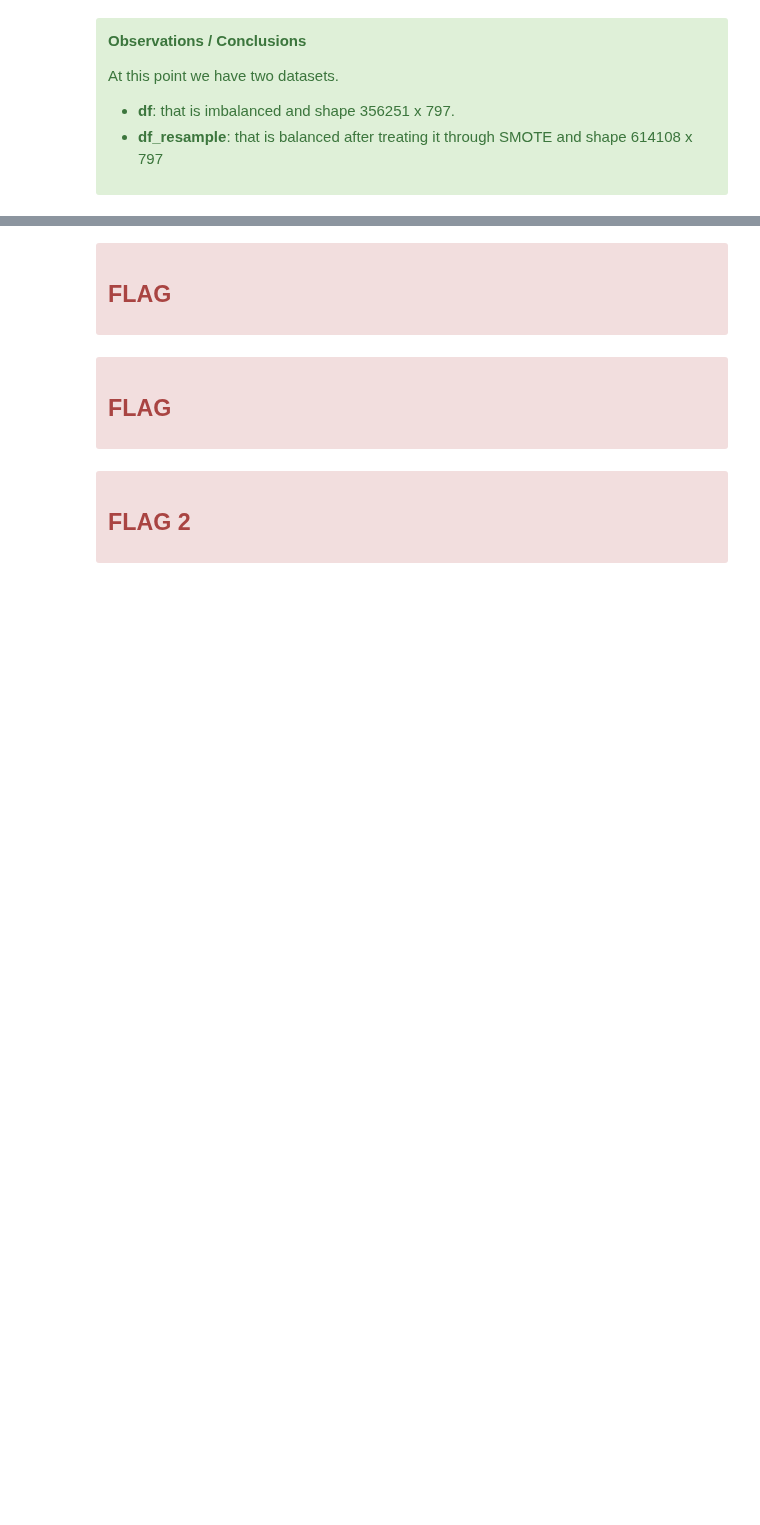
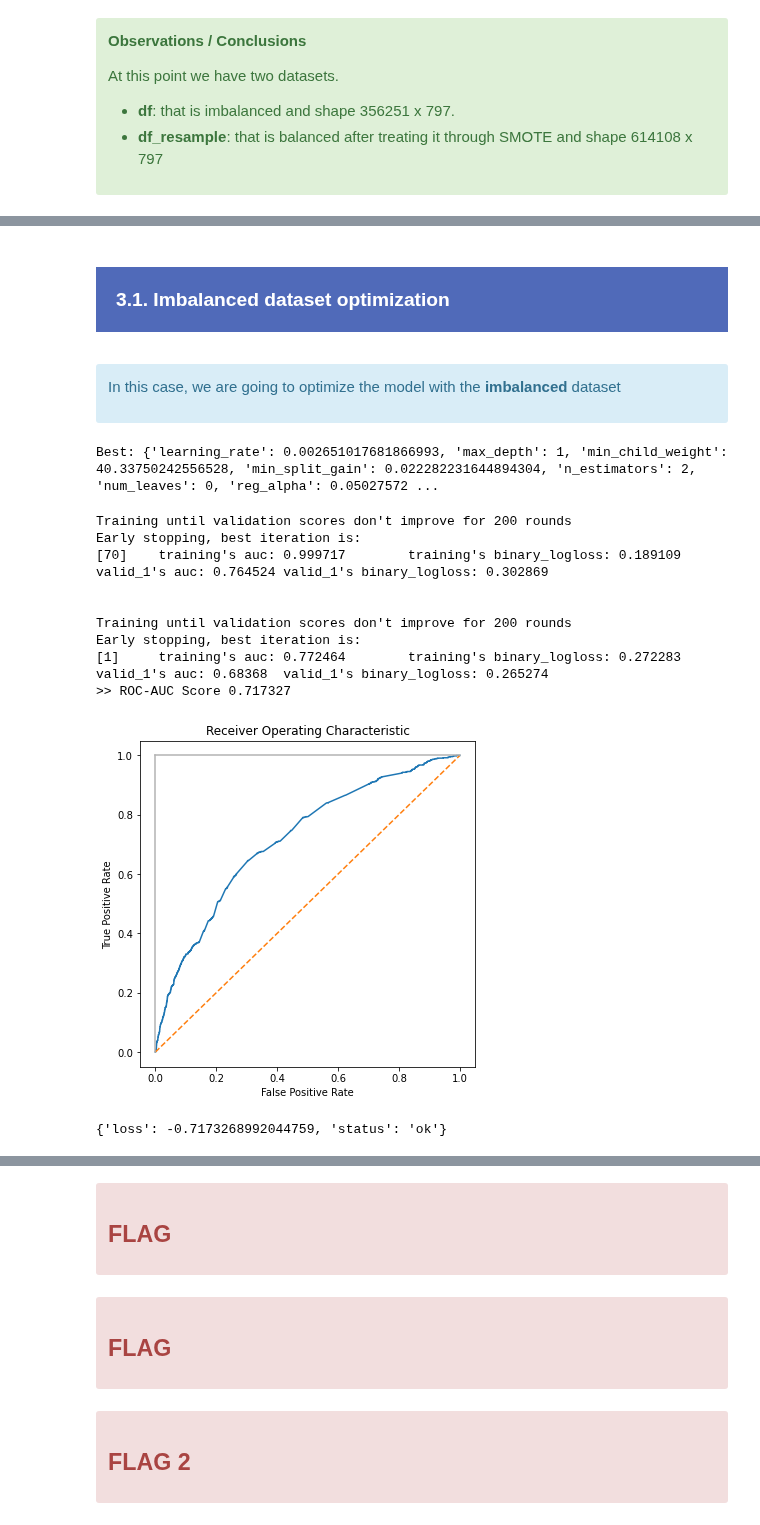
Before and after one commit to samirhinojosa/OC-P7-IMPLEMENT-A-SCORING-MODEL, a Jupyter notebook: notebook_optimization.ipynb, the cells around one changed output, grey strips where cells are left out. Saved outputs shown, nothing was run; the diff lists cells and outputs as text; code cells hidden in the pictures; blank space fills up the shorter version.

```diff
--- a/notebook_optimization.ipynb
+++ b/notebook_optimization.ipynb
@@ -346,0 +359,12 @@ NameError: name 'xx' is not defined
+# %%
+space_params = {
+    "n_estimators" : hp.choice("n_estimators", [8000, 10000, 12000]),
+    "learning_rate" :  hp.uniform("learning_rate", 0.002, 0.003),
+    "num_leaves" :  hp.choice("num_leaves", [32, 34, 36]),
+    "subsample" : hp.uniform("subsample",0.8715623, 0.9715623),
+    "max_depth" : hp.choice("max_depth", [7, 8, 9]),
+    "reg_alpha" : hp.uniform("reg_alpha", 0.041545473, 0.051),
+    "reg_lambda" : hp.uniform("reg_lambda", 0.0735294, 0.0835294),
+    "min_split_gain" : hp.uniform("min_split_gain", 0.0222415, 0.0322415),
+    "min_child_weight" : hp.uniform("min_child_weight", 39.3259775, 49)
+}
@@ -346,0 +459,8 @@ NameError: name 'xx' is not defined
+# %% [markdown]
+<div style="background-color: #506AB9;" >
+    <h3 style="margin: auto; padding: 20px; color:#fff; ">3.1. Imbalanced dataset optimization</h3>
+</div>
+# %% [markdown]
+<div class="alert alert-block alert-info">
+    <p>In this case, we are going to optimize the model with the <b>imbalanced</b> dataset</p>
+</div>
@@ -346,0 +482,18 @@ NameError: name 'xx' is not defined
+# %%
+print("Best: {}".format(best))
+# %% [output]
+Best: {'learning_rate': 0.002651017681866993, 'max_depth': 1, 'min_child_weight': 40.33750242556528, 'min_split_gain': 0.022282231644894304, 'n_estimators': 2, 'num_leaves': 0, 'reg_alpha': 0.05027572 ...
+# %%
+hyperparameter_tuning(imbalanced_best_parameters, df=df, imbalanced=True, n_splits=2, flag=True)
+# %% [output]
+Training until validation scores don't improve for 200 rounds
+Early stopping, best iteration is:
+[70]    training's auc: 0.999717        training's binary_logloss: 0.189109     valid_1's auc: 0.764524 valid_1's binary_logloss: 0.302869
+
+
+Training until validation scores don't improve for 200 rounds
+Early stopping, best iteration is:
+[1]     training's auc: 0.772464        training's binary_logloss: 0.272283     valid_1's auc: 0.68368  valid_1's binary_logloss: 0.265274
+>> ROC-AUC Score 0.717327
+[figure, added]
+{'loss': -0.7173268992044759, 'status': 'ok'}
```
Also changed, not shown: parts of 29 cells of this notebook, 2 other files.
